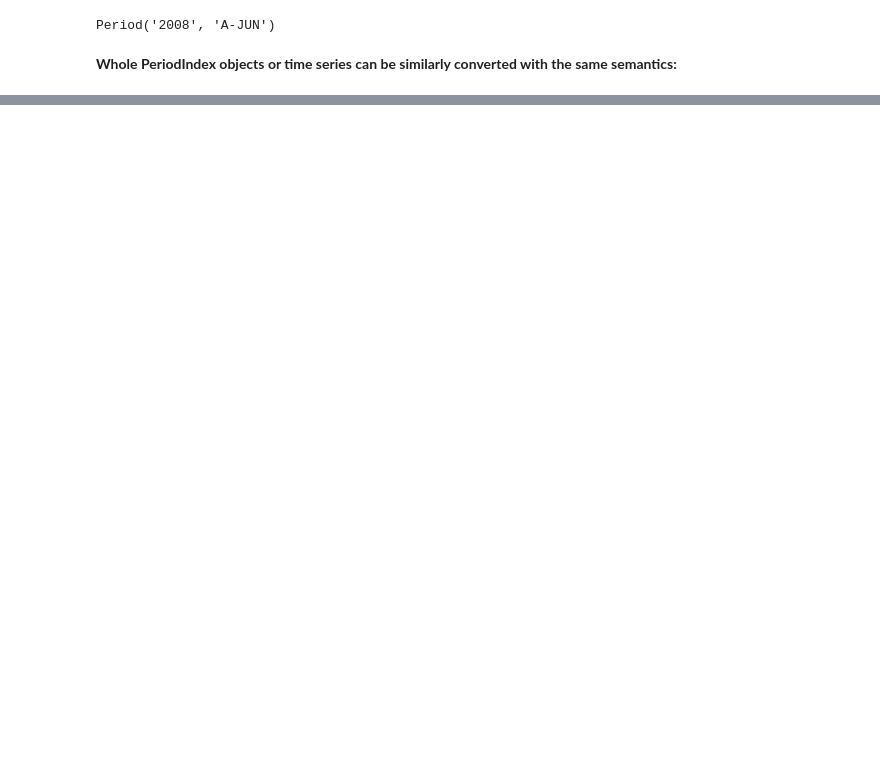
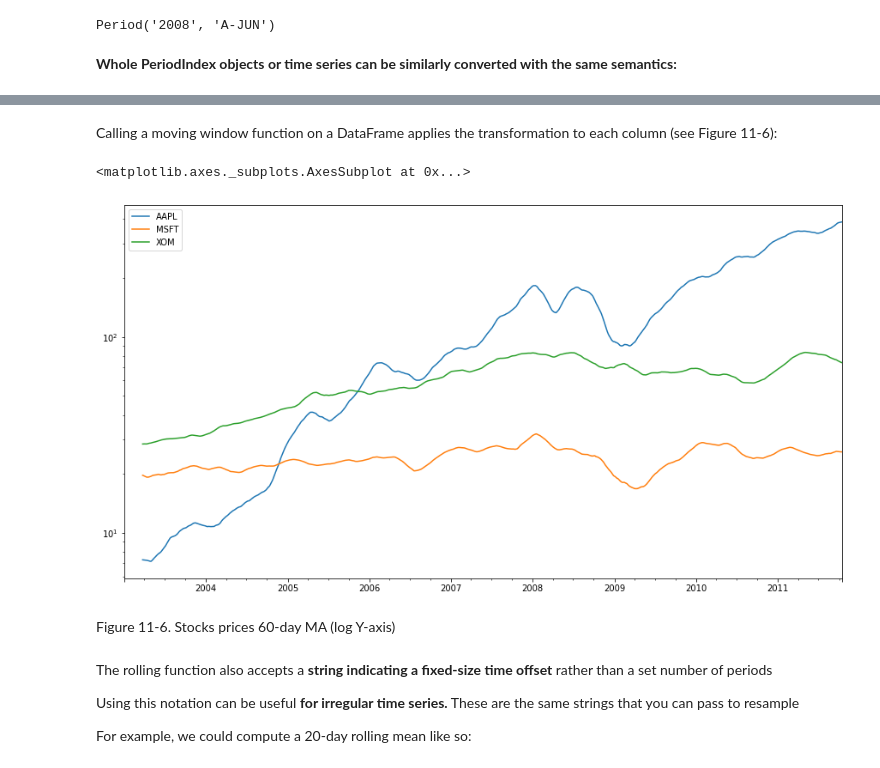
Before and after one commit to lucaslokchan/data-analysis, a Jupyter notebook: Python for Data Analysis/11_Time_Series.ipynb, the cells around one changed output, grey strips where cells are left out. Cells and saved outputs as stored; diff of their text form; code cells hidden in the pictures; blank space fills up the shorter version.

```diff
--- a/Python for Data Analysis/11_Time_Series.ipynb
+++ b/Python for Data Analysis/11_Time_Series.ipynb
@@ -1100,0 +1769,15 @@ Period('2008', 'A-JUN')
+# %% [markdown]
+Calling a moving window function on a DataFrame applies the transformation to each column (see Figure 11-6):
+# %%
+close_px.rolling(60).mean().plot(logy=True, figsize=(15, 8))
+# %% [output]
+<matplotlib.axes._subplots.AxesSubplot at 0x...>
+[figure, added]
+# %% [markdown]
+Figure 11-6. Stocks prices 60-day MA (log Y-axis)
+# %% [markdown]
+The rolling function also accepts a **string indicating a fixed-size time offset** rather than a set number of periods
+
+Using this notation can be useful **for irregular time series.** These are the same strings that you can pass to resample
+
+For example, we could compute a 20-day rolling mean like so:
```
Also changed, not shown: parts of 181 cells of this notebook.
